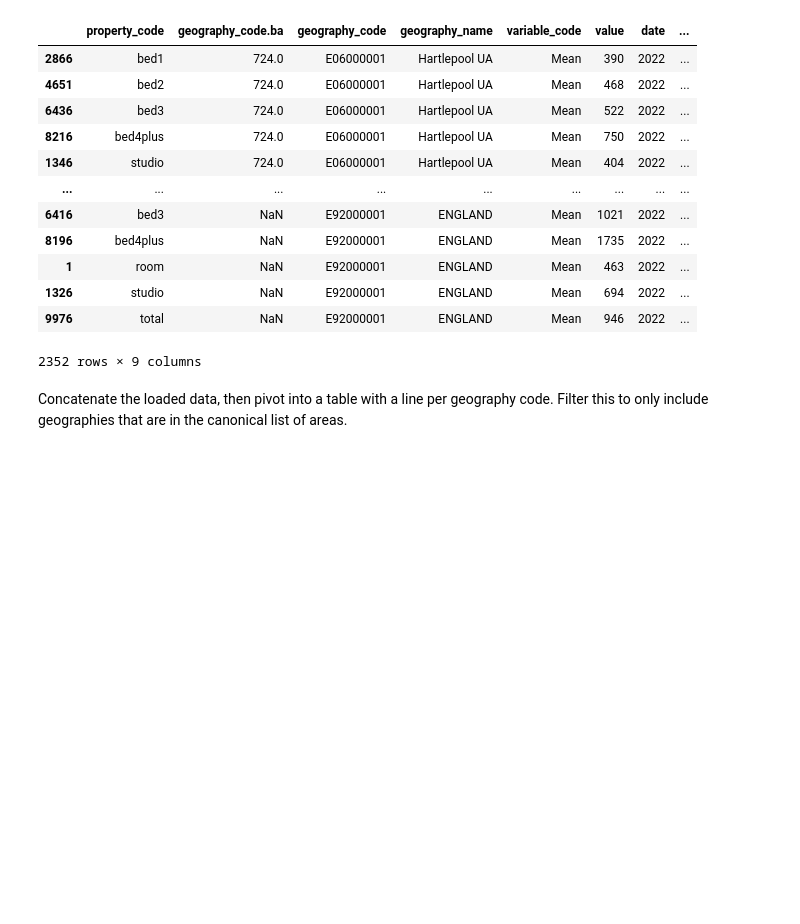
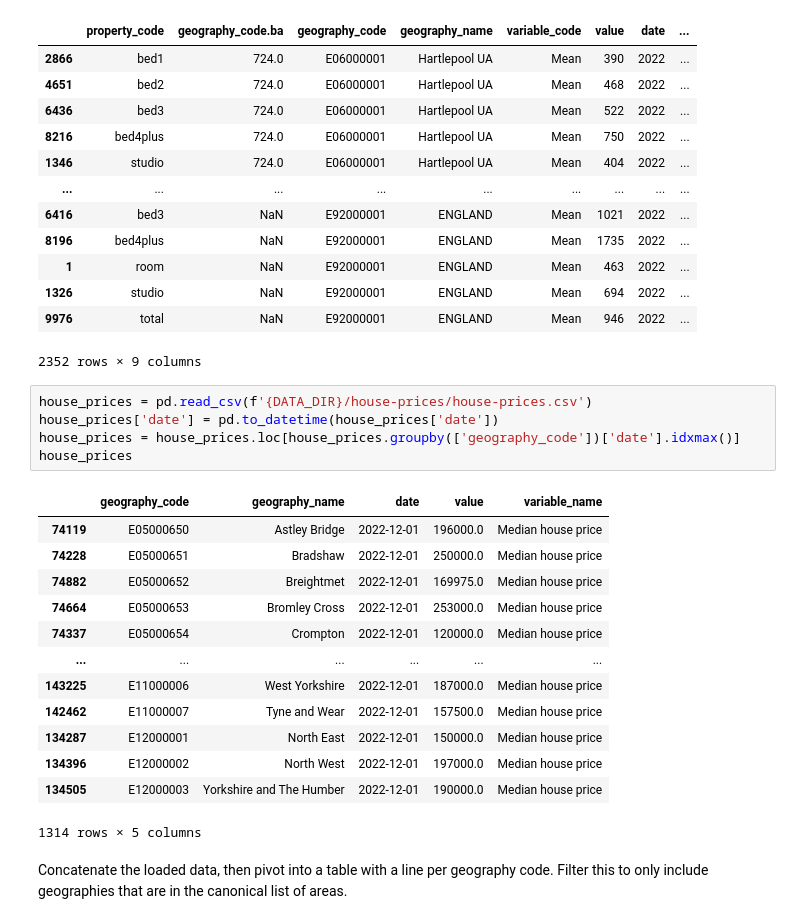
Before and after one commit to open-innovations/jrf-insight, a Jupyter notebook: pipelines/place/transform.ipynb, the cells around one changed output. Drawn from its saved outputs; the diff is of its cells as text; blank space fills up the shorter version.

```diff
--- a/pipelines/place/transform.ipynb
+++ b/pipelines/place/transform.ipynb
@@ -305,6 +314,25 @@ rental_prices
 | 1326 | studio | NaN | E92000001 | ENGLAND | Mean | 694 | 2022 | ... |
 | 9976 | total | NaN | E92000001 | ENGLAND | Mean | 946 | 2022 | ... |
 2352 rows × 9 columns
+# %%
+house_prices = pd.read_csv(f'{DATA_DIR}/house-prices/house-prices.csv')
+house_prices['date'] = pd.to_datetime(house_prices['date'])
+house_prices = house_prices.loc[house_prices.groupby(['geography_code'])['date'].idxmax()]
+house_prices
+# %% [output]
+|  | geography_code | geography_name | date | value | variable_name |
+| 74119 | E05000650 | Astley Bridge | 2022-12-01 | 196000.0 | Median house price |
+| 74228 | E05000651 | Bradshaw | 2022-12-01 | 250000.0 | Median house price |
+| 74882 | E05000652 | Breightmet | 2022-12-01 | 169975.0 | Median house price |
+| 74664 | E05000653 | Bromley Cross | 2022-12-01 | 253000.0 | Median house price |
+| 74337 | E05000654 | Crompton | 2022-12-01 | 120000.0 | Median house price |
+| ... | ... | ... | ... | ... | ... |
+| 143225 | E11000006 | West Yorkshire | 2022-12-01 | 187000.0 | Median house price |
+| 142462 | E11000007 | Tyne and Wear | 2022-12-01 | 157500.0 | Median house price |
+| 134287 | E12000001 | North East | 2022-12-01 | 150000.0 | Median house price |
+| 134396 | E12000002 | North West | 2022-12-01 | 197000.0 | Median house price |
+| 134505 | E12000003 | Yorkshire and The Humber | 2022-12-01 | 190000.0 | Median house price |
+1314 rows × 5 columns
 # %% [markdown]
 Concatenate the loaded data, then pivot into a table with a line per geography code. Filter this to only include geographies that are in the canonical list of areas.
 # %%
```
Also changed, not shown: parts of 6 cells of this notebook, 4 other files.
